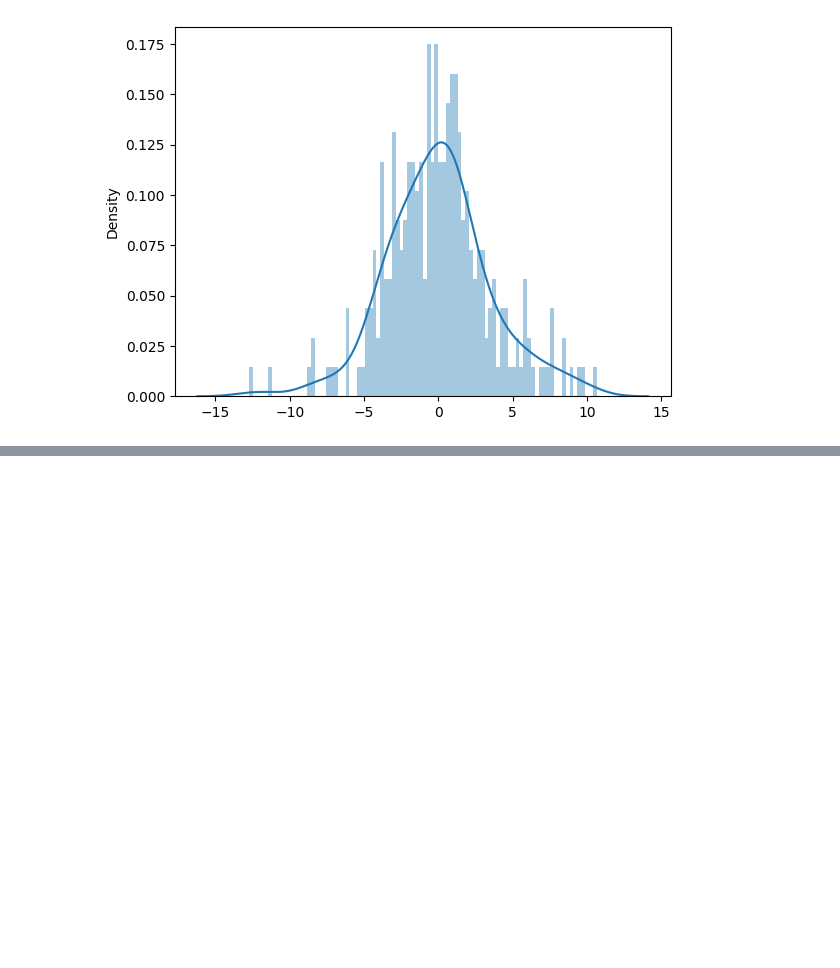
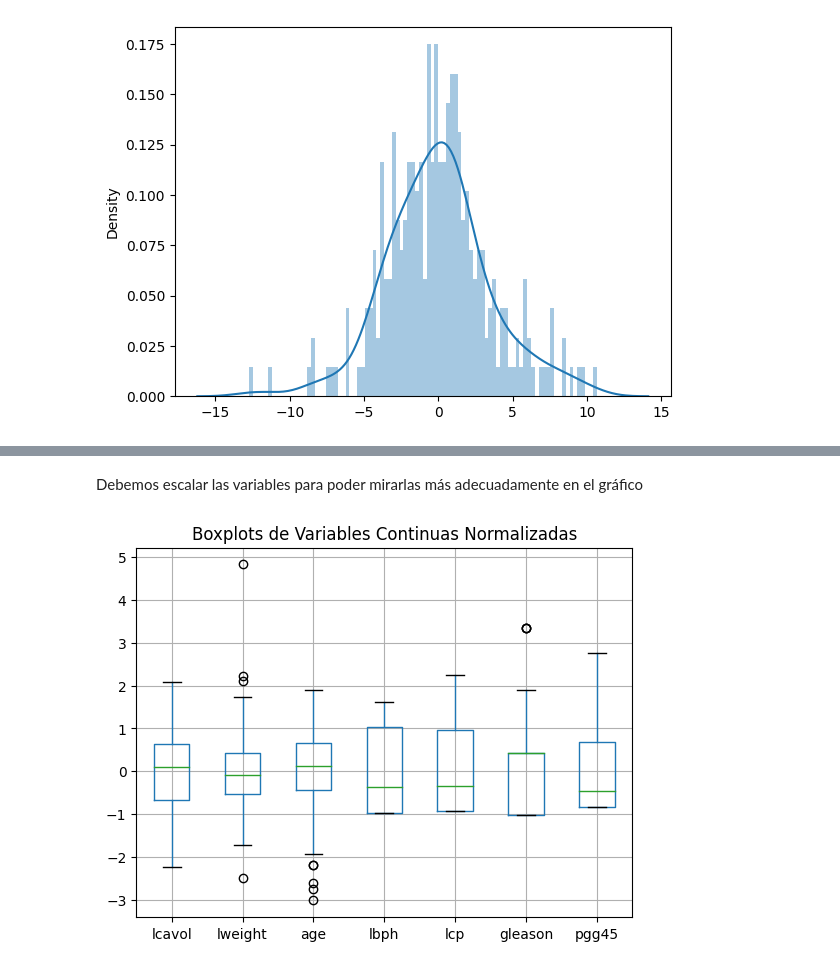
Before and after one commit to lldavico/msc-data-science-puc-2023, a Jupyter notebook: Bimestre 3/Aprendizaje Estadístico y Computacional/Semana 2/tarea1.ipynb, the cells around one changed output, grey strips where cells are left out. Saved outputs shown, nothing was run; the diff lists cells and outputs as text; code cells hidden in the pictures; blank space fills up the shorter version.

```diff
--- a/Bimestre 3/Aprendizaje Estadístico y Computacional/Semana 2/tarea1.ipynb
+++ b/Bimestre 3/Aprendizaje Estadístico y Computacional/Semana 2/tarea1.ipynb
@@ -738,0 +814,11 @@ https://gist.github.com/mwaskom/de44147ed2974457ad6372750bbe5751
+# %% [markdown]
+Debemos escalar las variables para poder mirarlas más adecuadamente en el gráfico
+# %%
+scaler_prostate = StandardScaler()
+X_train_prostate_scaled = pd.DataFrame(scaler_prostate.fit_transform(X_train_prostate), columns=X_train_prostate.columns)
+
+X_train_prostate_scaled.boxplot()
+plt.title('Boxplots de Variables Continuas Normalizadas')
+plt.show()
+# %% [output]
+[figure, added]
```
Also changed, not shown: parts of 60 cells of this notebook, 4 other files.
